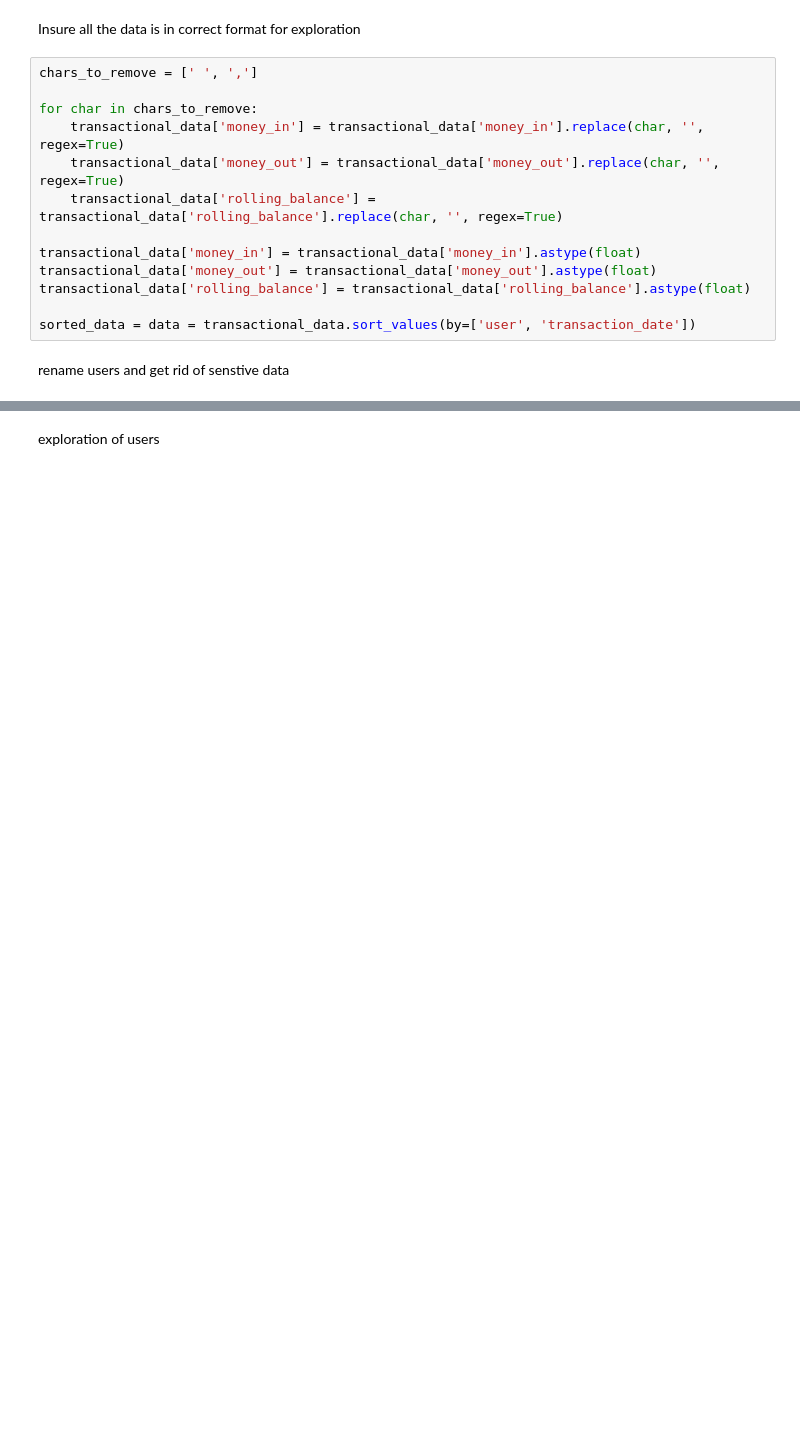
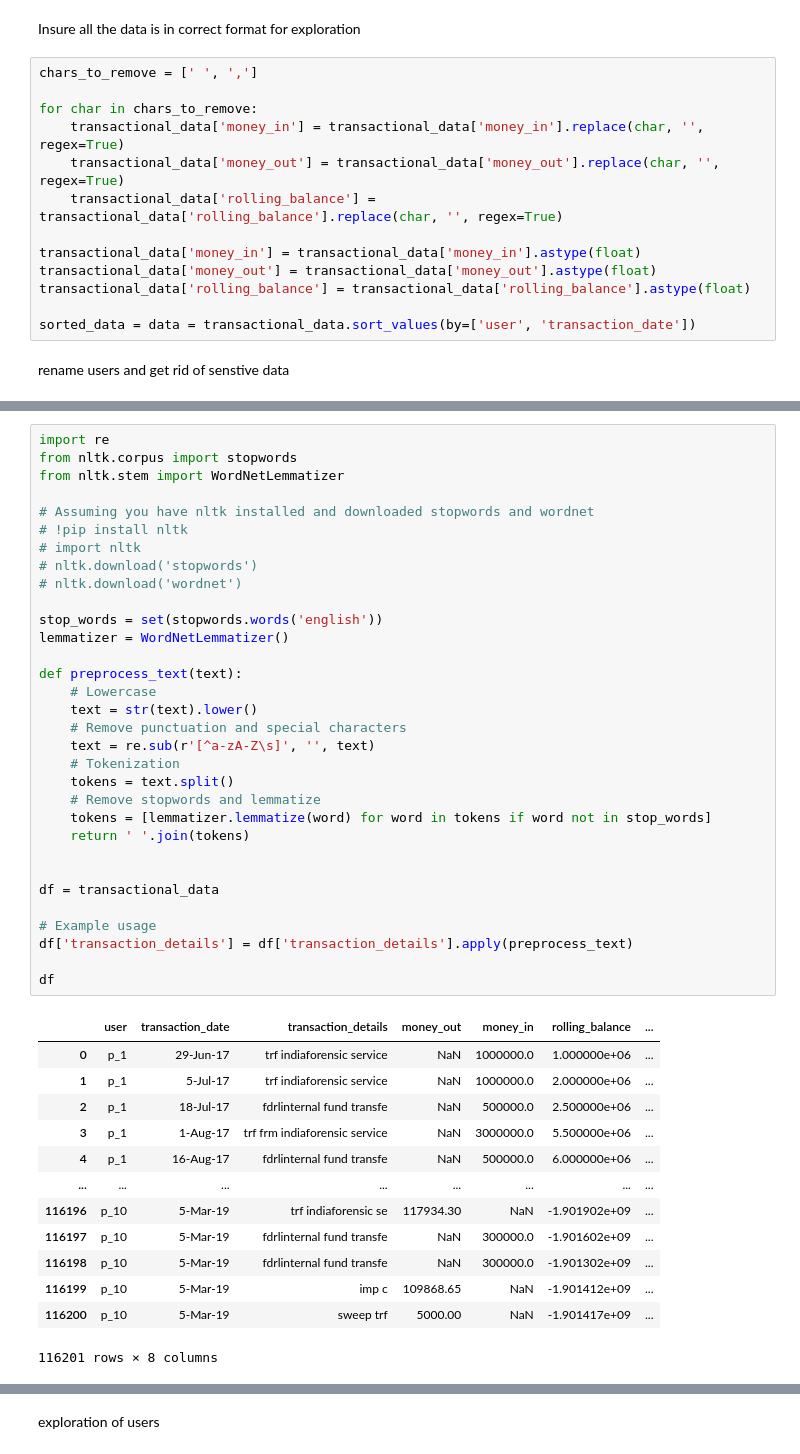
Before and after one commit to malcolmdzimati/Contextual-Behavioural-Biometrics, a Jupyter notebook: data_prep/data_prepration.ipynb, the cells around one changed output, grey strips where cells are left out. Saved outputs shown, nothing was run; the diff lists cells and outputs as text; blank space fills up the shorter version.

```diff
--- a/data_prep/data_prepration.ipynb
+++ b/data_prep/data_prepration.ipynb
@@ -70,0 +159,46 @@ transactional_data['user'] = transactional_data['user'].map(user_mapping)
+# %%
+import re
+from nltk.corpus import stopwords
+from nltk.stem import WordNetLemmatizer
+
+# Assuming you have nltk installed and downloaded stopwords and wordnet
+# !pip install nltk
+# import nltk
+# nltk.download('stopwords')
+# nltk.download('wordnet')
+
+stop_words = set(stopwords.words('english'))
+lemmatizer = WordNetLemmatizer()
+
+def preprocess_text(text):
+    # Lowercase
+    text = str(text).lower()
+    # Remove punctuation and special characters
+    text = re.sub(r'[^a-zA-Z\s]', '', text)
+    # Tokenization
+    tokens = text.split()
+    # Remove stopwords and lemmatize
+    tokens = [lemmatizer.lemmatize(word) for word in tokens if word not in stop_words]
+    return ' '.join(tokens)
+
+
+df = transactional_data
+
+# Example usage
+df['transaction_details'] = df['transaction_details'].apply(preprocess_text)
+
+df
+# %% [output]
+|  | user | transaction_date | transaction_details | money_out | money_in | rolling_balance | ... |
+| 0 | p_1 | 29-Jun-17 | trf indiaforensic service | NaN | 1000000.0 | 1.000000e+06 | ... |
+| 1 | p_1 | 5-Jul-17 | trf indiaforensic service | NaN | 1000000.0 | 2.000000e+06 | ... |
+| 2 | p_1 | 18-Jul-17 | fdrlinternal fund transfe | NaN | 500000.0 | 2.500000e+06 | ... |
+| 3 | p_1 | 1-Aug-17 | trf frm indiaforensic service | NaN | 3000000.0 | 5.500000e+06 | ... |
+| 4 | p_1 | 16-Aug-17 | fdrlinternal fund transfe | NaN | 500000.0 | 6.000000e+06 | ... |
+| ... | ... | ... | ... | ... | ... | ... | ... |
+| 116196 | p_10 | 5-Mar-19 | trf indiaforensic se | 117934.30 | NaN | -1.901902e+09 | ... |
+| 116197 | p_10 | 5-Mar-19 | fdrlinternal fund transfe | NaN | 300000.0 | -1.901602e+09 | ... |
+| 116198 | p_10 | 5-Mar-19 | fdrlinternal fund transfe | NaN | 300000.0 | -1.901302e+09 | ... |
+| 116199 | p_10 | 5-Mar-19 | imp c | 109868.65 | NaN | -1.901412e+09 | ... |
+| 116200 | p_10 | 5-Mar-19 | sweep trf | 5000.00 | NaN | -1.901417e+09 | ... |
+116201 rows × 8 columns
```
Also changed, not shown: parts of 13 cells of this notebook, 1 other file.
